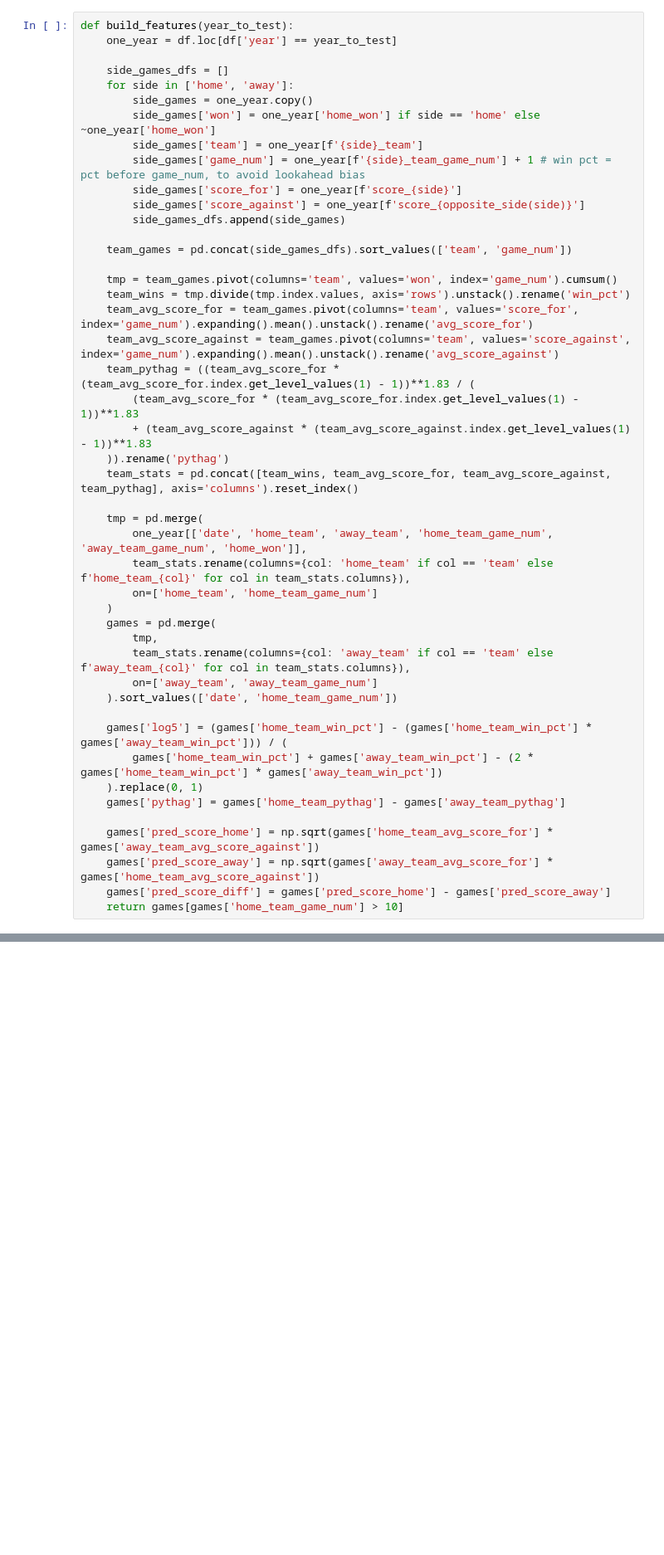
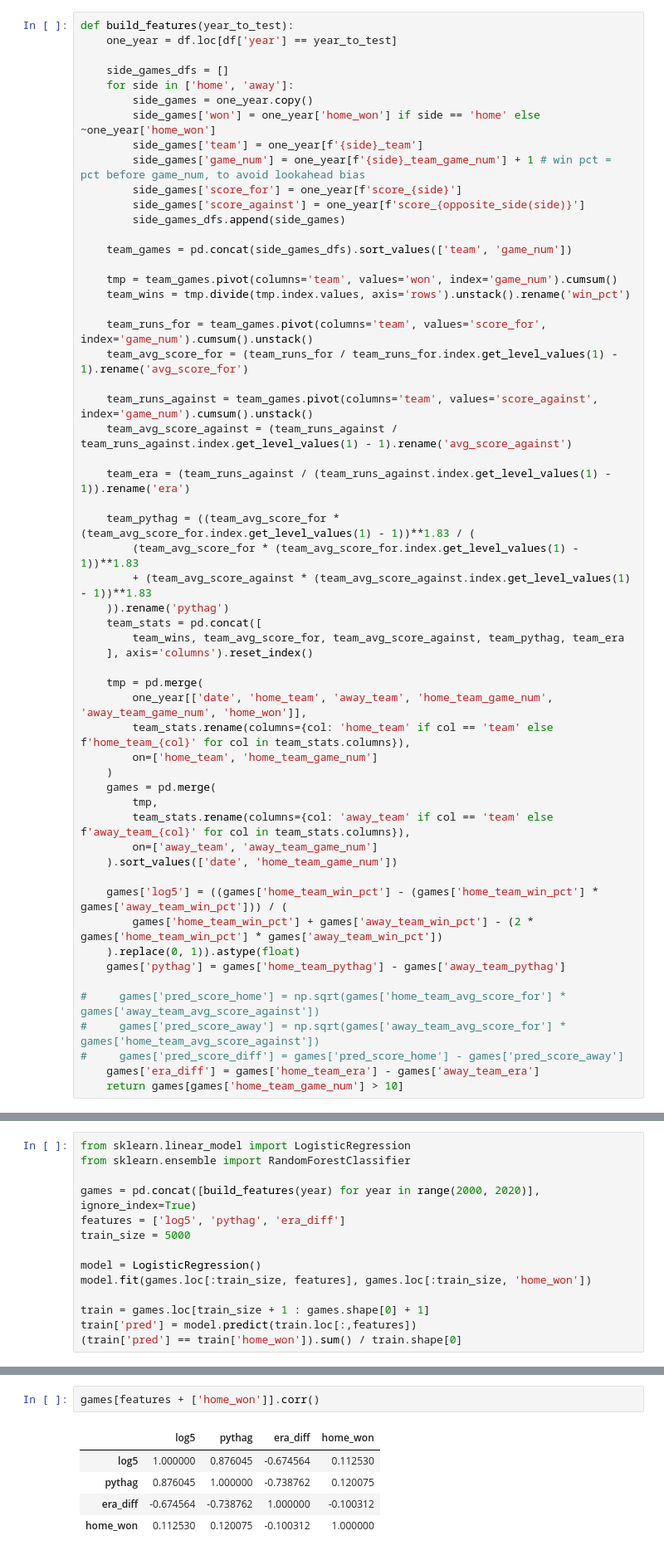
Before and after one commit to matthewpark319/baseball, a Jupyter notebook: eda.ipynb, the cells around one changed output, grey strips where cells are left out. Shown at 83% size. Saved outputs shown, nothing was run; the diff lists cells and outputs as text; blank space fills up the shorter version.

Commit message:
added era_diff and corr

```diff
--- a/eda.ipynb
+++ b/eda.ipynb
@@ -80,13 +80,22 @@ def build_features(year_to_test):
 
     tmp = team_games.pivot(columns='team', values='won', index='game_num').cumsum()
     team_wins = tmp.divide(tmp.index.values, axis='rows').unstack().rename('win_pct')
-    team_avg_score_for = team_games.pivot(columns='team', values='score_for', index='game_num').expanding().mean().unstack().rename('avg_score_for')
-    team_avg_score_against = team_games.pivot(columns='team', values='score_against', index='game_num').expanding().mean().unstack().rename('avg_score_against')
+
+    team_runs_for = team_games.pivot(columns='team', values='score_for', index='game_num').cumsum().unstack()
+    team_avg_score_for = (team_runs_for / team_runs_for.index.get_level_values(1) - 1).rename('avg_score_for')
+
+    team_runs_against = team_games.pivot(columns='team', values='score_against', index='game_num').cumsum().unstack()
+    team_avg_score_against = (team_runs_against / team_runs_against.index.get_level_values(1) - 1).rename('avg_score_against')
+
+    team_era = (team_runs_against / (team_runs_against.index.get_level_values(1) - 1)).rename('era')
+
     team_pythag = ((team_avg_score_for * (team_avg_score_for.index.get_level_values(1) - 1))**1.83 / (
         (team_avg_score_for * (team_avg_score_for.index.get_level_values(1) - 1))**1.83
         + (team_avg_score_against * (team_avg_score_against.index.get_level_values(1) - 1))**1.83
     )).rename('pythag')
-    team_stats = pd.concat([team_wins, team_avg_score_for, team_avg_score_against, team_pythag], axis='columns').reset_index()
+    team_stats = pd.concat([
+        team_wins, team_avg_score_for, team_avg_score_against, team_pythag, team_era
+    ], axis='columns').reset_index()
 
     tmp = pd.merge(
         one_year[['date', 'home_team', 'away_team', 'home_team_game_num', 'away_team_game_num', 'home_won']],
@@ -99,12 +108,13 @@ def build_features(year_to_test):
         on=['away_team', 'away_team_game_num']
     ).sort_values(['date', 'home_team_game_num'])
 
-    games['log5'] = (games['home_team_win_pct'] - (games['home_team_win_pct'] * games['away_team_win_pct'])) / (
+    games['log5'] = ((games['home_team_win_pct'] - (games['home_team_win_pct'] * games['away_team_win_pct'])) / (
         games['home_team_win_pct'] + games['away_team_win_pct'] - (2 * games['home_team_win_pct'] * games['away_team_win_pct'])
-    ).replace(0, 1)
+    ).replace(0, 1)).astype(float)
     games['pythag'] = games['home_team_pythag'] - games['away_team_pythag']
 
-    games['pred_score_home'] = np.sqrt(games['home_team_avg_score_for'] * games['away_team_avg_score_against'])
-    games['pred_score_away'] = np.sqrt(games['away_team_avg_score_for'] * games['home_team_avg_score_against'])
-    games['pred_score_diff'] = games['pred_score_home'] - games['pred_score_away']
+#     games['pred_score_home'] = np.sqrt(games['home_team_avg_score_for'] * games['away_team_avg_score_against'])
+#     games['pred_score_away'] = np.sqrt(games['away_team_avg_score_for'] * games['home_team_avg_score_against'])
+#     games['pred_score_diff'] = games['pred_score_home'] - games['pred_score_away']
+    games['era_diff'] = games['home_team_era'] - games['away_team_era']
     return games[games['home_team_game_num'] > 10]
@@ -131,0 +121,14 @@ See the caveats in the documentation: https://pandas.pydata.org/pandas-docs/stab
+# %%
+from sklearn.linear_model import LogisticRegression
+from sklearn.ensemble import RandomForestClassifier
+
+games = pd.concat([build_features(year) for year in range(2000, 2020)], ignore_index=True)
+features = ['log5', 'pythag', 'era_diff']
+train_size = 5000
+
+model = LogisticRegression()
+model.fit(games.loc[:train_size, features], games.loc[:train_size, 'home_won'])
+
+train = games.loc[train_size + 1 : games.shape[0] + 1]
+train['pred'] = model.predict(train.loc[:,features])
+(train['pred'] == train['home_won']).sum() / train.shape[0]
@@ -132,3 +157,11 @@ See the caveats in the documentation: https://pandas.pydata.org/pandas-docs/stab
+# %%
+games[features + ['home_won']].corr()
+# %% [output]
+|  | log5 | pythag | era_diff | home_won |
+| log5 | 1.000000 | 0.876045 | -0.674564 | 0.112530 |
+| pythag | 0.876045 | 1.000000 | -0.738762 | 0.120075 |
+| era_diff | -0.674564 | -0.738762 | 1.000000 | -0.100312 |
+| home_won | 0.112530 | 0.120075 | -0.100312 | 1.000000 |
 # %%
 games['pred_score_home'] = np.sqrt(games['home_team_avg_score_for'] * games['away_team_avg_score_against'])
 games['pred_score_away'] = np.sqrt(games['away_team_avg_score_for'] * games['home_team_avg_score_against'])
```
Also changed, not shown: parts of 3 cells of this notebook.
